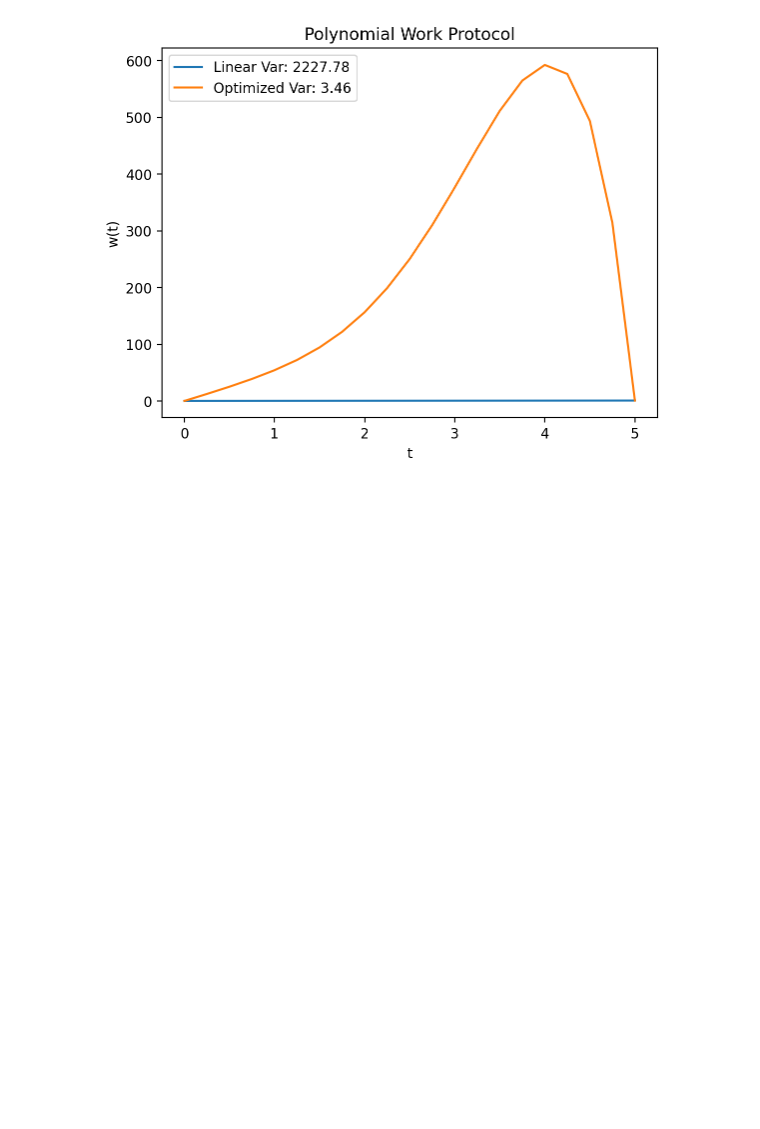
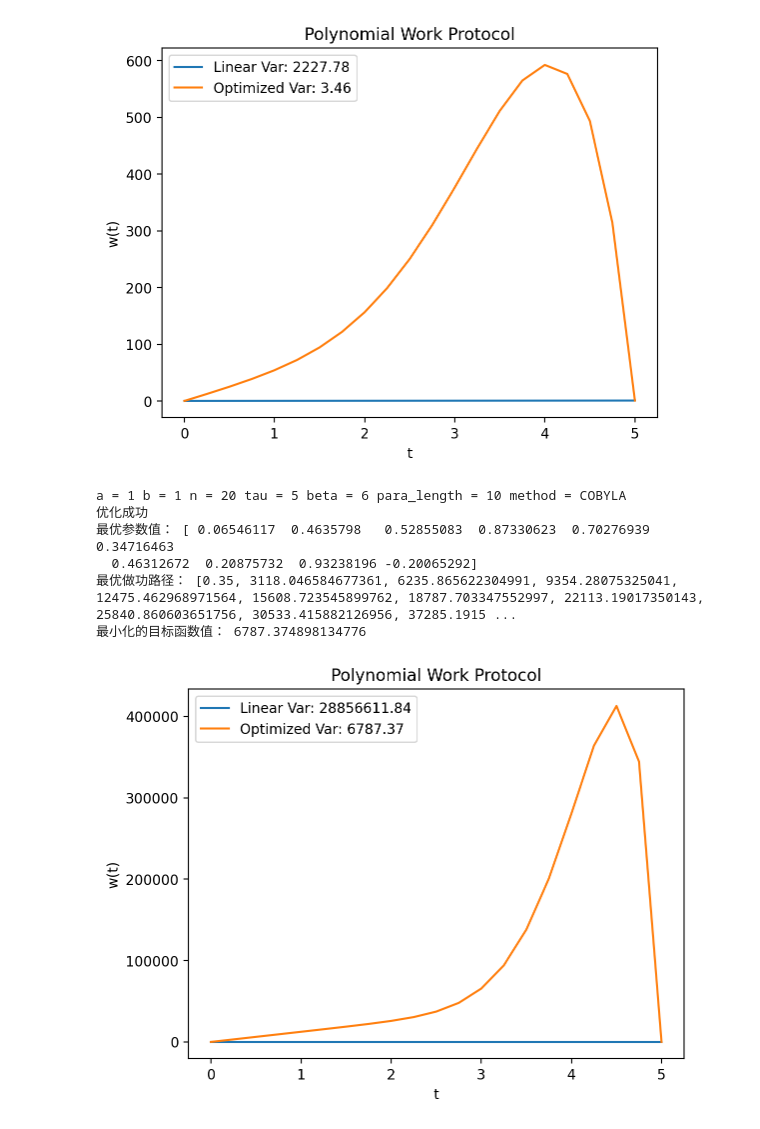
Before and after one commit to Shenlong-Yu/Divergence-in-the-Variance-of-Jarzynski-Estimator, a Jupyter notebook: Rabi/VO_Rabi.ipynb, the cells around one changed output. Drawn from its saved outputs; the diff is of its cells as text; code cells hidden in the pictures; blank space fills up the shorter version.

```diff
--- a/Rabi/VO_Rabi.ipynb
+++ b/Rabi/VO_Rabi.ipynb
@@ -196,3 +196,13 @@ a = 0.75 b = 0.75 n = 10 tau = 5 beta = 6
 最优做功路径： [0.35, 12.632241781455, 25.40649173911326, 39.10953327577765, 54.4683807915873, 72.52351002180666, 94.58493817318295, 122.1211538588727, 156.58089683193674, 199.14778751740377, 250.42780634290 ...
 最小化的目标函数值： 3.461747425017962
 [figure]
+# %%
+perform_optimization(1,1,20,5,6,10,'COBYLA')
+# %% [output]
+a = 1 b = 1 n = 20 tau = 5 beta = 6 para_length = 10 method = COBYLA
+优化成功
+最优参数值： [ 0.06546117  0.4635798   0.52855083  0.87330623  0.70276939  0.34716463
+  0.46312672  0.20875732  0.93238196 -0.20065292]
+最优做功路径： [0.35, 3118.046584677361, 6235.865622304991, 9354.28075325041, 12475.462968971564, 15608.723545899762, 18787.703347552997, 22113.19017350143, 25840.860603651756, 30533.415882126956, 37285.1915 ...
+最小化的目标函数值： 6787.374898134776
+[figure, added]
```
Also changed, not shown: parts of 1 cell of this notebook, 1 other file.
